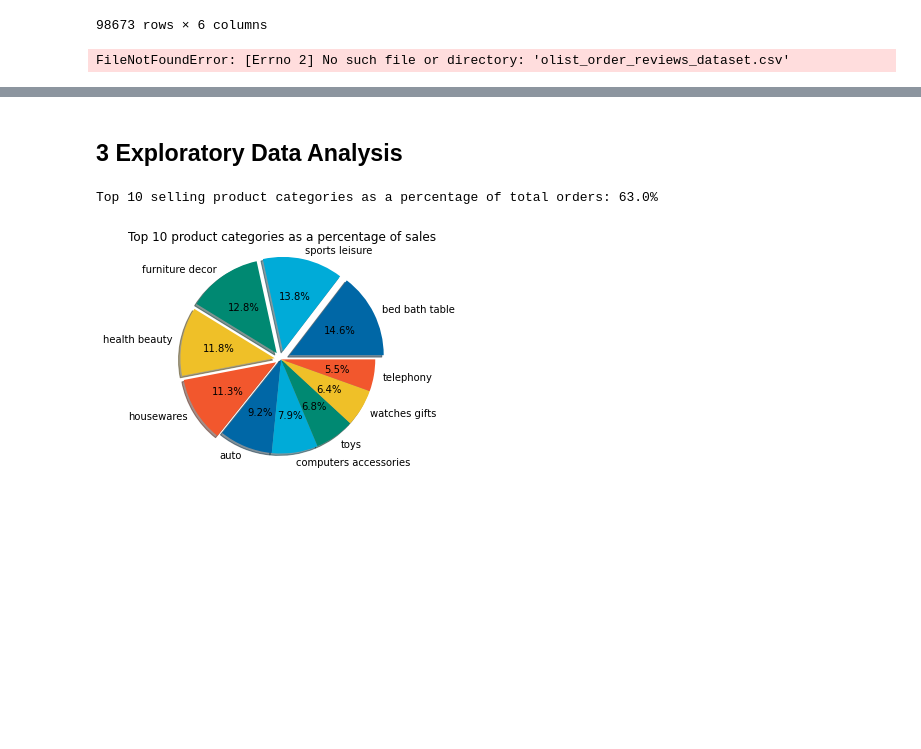
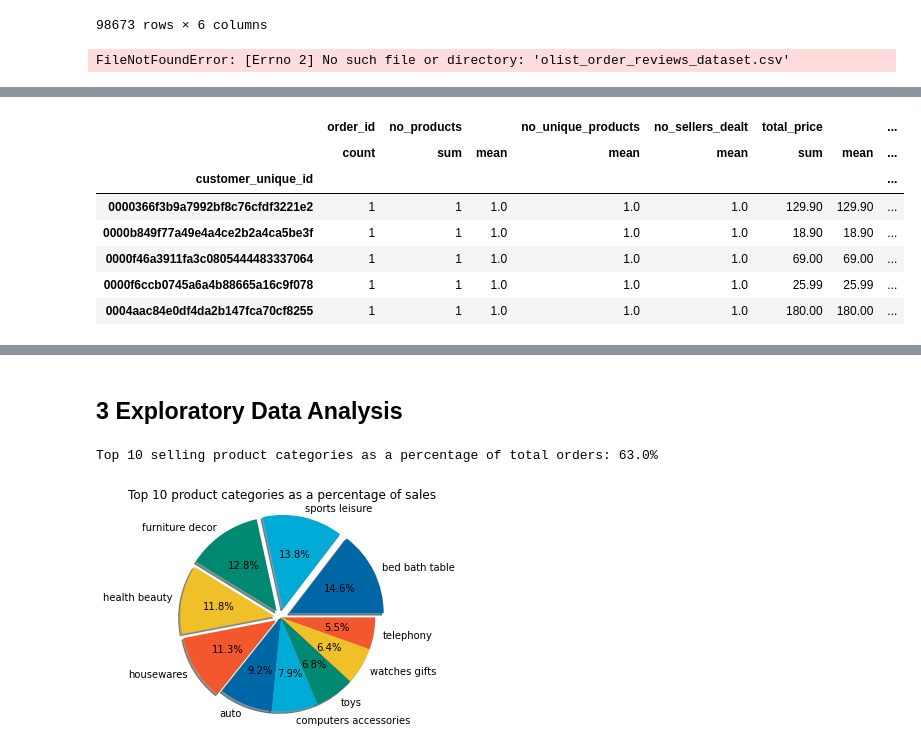
Before and after one commit to hilarylimyuxuan/Customer-Segmentation-Model, a Jupyter notebook: Olist Customer Segmentation Model.ipynb, the cells around one changed output, grey strips where cells are left out. Drawn from its saved outputs; the diff is of its cells as text; code cells hidden in the pictures; blank space fills up the shorter version.

Commit message:
Add customer level df and fixed geolocation df

```diff
--- a/Olist Customer Segmentation Model.ipynb
+++ b/Olist Customer Segmentation Model.ipynb
@@ -1238,0 +1264,10 @@ FileNotFoundError: [Errno 2] No such file or directory: 'olist_order_reviews_dat
+# %%
+# customers data
+for data, df in olist.items():
+    if data == 'customers':
+        full_customer_df = df
+
+# check dimension
+print("Customer dimension:", full_customer_df.shape)
+
+display(full_customer_df.head())
@@ -1238,0 +1301,6 @@ FileNotFoundError: [Errno 2] No such file or directory: 'olist_order_reviews_dat
+# %%
+# join orders_master_df and full_customer_df
+orders_master_df = orders_master_df.reset_index()
+cs_order_df_main = pd.merge(orders_master_df, full_customer_df, how='left', on='customer_id')
+
+display(cs_order_df_main.head())
@@ -1238,0 +1315,32 @@ FileNotFoundError: [Errno 2] No such file or directory: 'olist_order_reviews_dat
+# %%
+# group cd_order_df by customer_unique_id
+cs_order_df = cs_order_df_main.groupby('customer_unique_id').aggregate({
+    'order_id': 'count',
+    'no_products': ['sum', 'mean'],
+    'no_unique_products': 'mean',
+    'no_sellers_dealt': 'mean',
+    'total_price': ['sum', 'mean'],
+    'total_freight_value': ['sum', 'mean'],
+    'total_installments': 'mean',
+    'payment_installments_boleto': 'mean',
+    'payment_installments_credit_card': 'mean',
+    'payment_installments_debit_card': 'mean',
+    'payment_installments_not_defined': 'mean',
+    'payment_installments_voucher': 'mean',
+    'payment_value_boleto': 'mean',
+    'payment_value_credit_card': 'mean',
+    'payment_value_debit_card': 'mean',
+    'payment_value_not_defined': 'mean',
+    'payment_value_voucher': 'mean',
+})
+
+display(cs_order_df.head())
+# %% [output]
+|  | order_id | no_products |  | no_unique_products | no_sellers_dealt | total_price |  | ... |
+|  | count | sum | mean | mean | mean | sum | mean | ... |
+| customer_unique_id |  |  |  |  |  |  |  | ... |
+| 0000366f3b9a7992bf8c76cfdf3221e2 | 1 | 1 | 1.0 | 1.0 | 1.0 | 129.90 | 129.90 | ... |
+| 0000b849f77a49e4a4ce2b2a4ca5be3f | 1 | 1 | 1.0 | 1.0 | 1.0 | 18.90 | 18.90 | ... |
+| 0000f46a3911fa3c0805444483337064 | 1 | 1 | 1.0 | 1.0 | 1.0 | 69.00 | 69.00 | ... |
+| 0000f6ccb0745a6a4b88665a16c9f078 | 1 | 1 | 1.0 | 1.0 | 1.0 | 25.99 | 25.99 | ... |
+| 0004aac84e0df4da2b147fca70cf8255 | 1 | 1 | 1.0 | 1.0 | 1.0 | 180.00 | 180.00 | ... |
```
Also changed, not shown: parts of 28 cells of this notebook.
